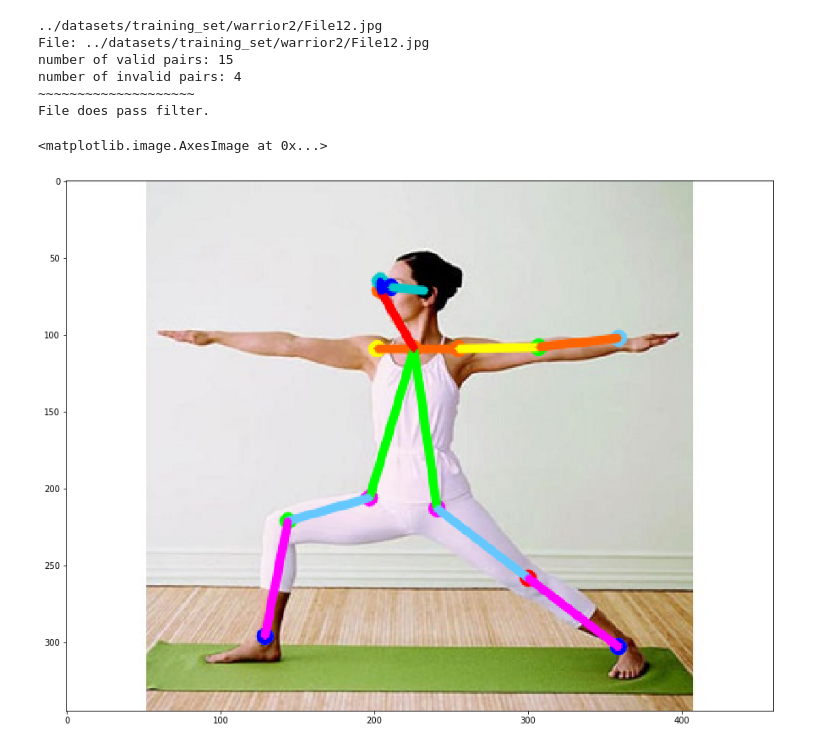
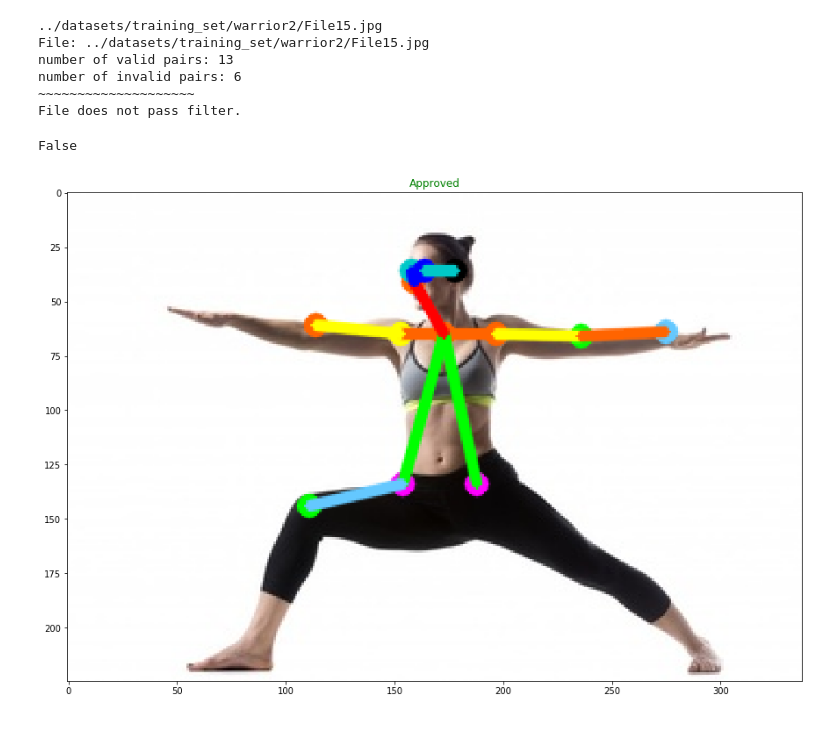
Before and after one commit to ZoeLi1997/yoga_pose_detection, a Jupyter notebook: OpenPose-Multi-Person/filtering.ipynb, the cells around one changed output. Saved outputs shown, nothing was run; the diff lists cells and outputs as text; code cells hidden in the pictures.

Commit message:
now prints the analyzed image with a title indicating pass/fail

```diff
--- a/OpenPose-Multi-Person/filtering.ipynb
+++ b/OpenPose-Multi-Person/filtering.ipynb
@@ -230,22 +230,31 @@ def perform_keypoint_analysis(filename):
             B = np.int32(keypoints_list[index.astype(int), 0])
             A = np.int32(keypoints_list[index.astype(int), 1])
             cv2.line(frameClone, (B[0], A[0]), (B[1], A[1]), colors[i], 3, cv2.LINE_AA)
+
+    plt.figure(figsize=[15,15])
+    plt.imshow(frameClone[:,:,[2,1,0]])
     if(len(invalid_pairs) > max_invalid_key_pairs):
         savedname = path_to_datasets + "thrown_out/" + filename
         cv2.imwrite(savedname , frameClone)
+        title_obj = plt.title('Thrown Out') #get the title property handler
+        plt.setp(title_obj, color='r')
     elif(len(invalid_pairs) > max_invalid_key_pairs + margin):
         savedname = path_to_datasets + "on_the_edge/" + filename
         cv2.imwrite(savedname , frameClone)
+        title_obj = plt.title('On the Edge') #get the title property handler
+        plt.setp(title_obj, color='b')
     else:
         savedname = path_to_datasets + "approved/" + filename
         cv2.imwrite(savedname , frameClone)
+        title_obj = plt.title('Approved') #get the title property handler
+        plt.setp(title_obj, color='g')
 
-    return valid_pairs, invalid_pairs, personwiseKeypoints, keypoints_list, frameClone
+    return valid_pairs, invalid_pairs
     #cv2.waitKey(0)
 # %%
 
 def classify_file(filename):
-    valid, invalid, personwiseKeypoints, keypoints_list, frameClone = perform_keypoint_analysis(filename)
+    valid, invalid = perform_keypoint_analysis(filename)
     missing = []
     print("File: " + filename)
     i = 0
@@ -267,14 +276,16 @@ def classify_file(filename):
         tupl = POSE_PAIRS[el]
         print(str(keypointsMapping[tupl[0]]) + " -> " + str(keypointsMapping[tupl[1]]))
     '''
+    print("~~~~~~~~~~~~~~~~~~~~")
     if len(invalid) > max_invalid_key_pairs:
-        print("~~~~~~~~~~~~~~~~~~~~\nFile does not pass minimum required keypoints.")
-    elif apply_filter(invalid) is False:
-        print("~~~~~~~~~~~~~~~~~~~~\nFile does not pass filter.")
+        print("File does not pass minimum required keypoints.")
+        return False
+    if apply_filter(invalid) is False:
+        print("File does not pass filter.")
+        return False
     else:
-        print("~~~~~~~~~~~~~~~~~~~~\nFile does pass filter.")
-
-    return personwiseKeypoints, keypoints_list, frameClone
+        print("File does pass filter.")
+        return True
 # %%
 # returns true if passed filter, false if not
 def apply_filter(invalid):
@@ -390,28 +403,16 @@ def classify_folder(filedir):
 
     print("manually check iffy files:")
     print(iffy_files)
-# %%
-personwiseKeypoints, keypoints_list, frameClone = classify_file(path_to_datasets + "training_set/warrior2/File12.jpg")
-
-for i in range(17):
-    for n in range(len(personwiseKeypoints)):
-        index = personwiseKeypoints[n][np.array(POSE_PAIRS[i])]
-        if -1 in index:
-            continue
-        B = np.int32(keypoints_list[index.astype(int), 0])
-        A = np.int32(keypoints_list[index.astype(int), 1])
-        cv2.line(frameClone, (B[0], A[0]), (B[1], A[1]), colors[i], 3, cv2.LINE_AA)
-
-plt.figure(figsize=[15,15])
-plt.imshow(frameClone[:,:,[2,1,0]])
-# %% [output]
-../datasets/training_set/warrior2/File12.jpg
-File: ../datasets/training_set/warrior2/File12.jpg
-number of valid pairs: 15
-number of invalid pairs: 4
-~~~~~~~~~~~~~~~~~~~~
-File does pass filter.
-<matplotlib.image.AxesImage at 0x...>
-[figure, removed]
+# %%
+classify_file(path_to_datasets + "training_set/warrior2/File15.jpg")
+# %% [output]
+../datasets/training_set/warrior2/File15.jpg
+File: ../datasets/training_set/warrior2/File15.jpg
+number of valid pairs: 13
+number of invalid pairs: 6
+~~~~~~~~~~~~~~~~~~~~
+File does not pass filter.
+False
+[figure, added]
 # %%
 classify_folder(path_to_datasets + "training_set/warrior2/")
```
Also changed, not shown: parts of 2 cells of this notebook.
